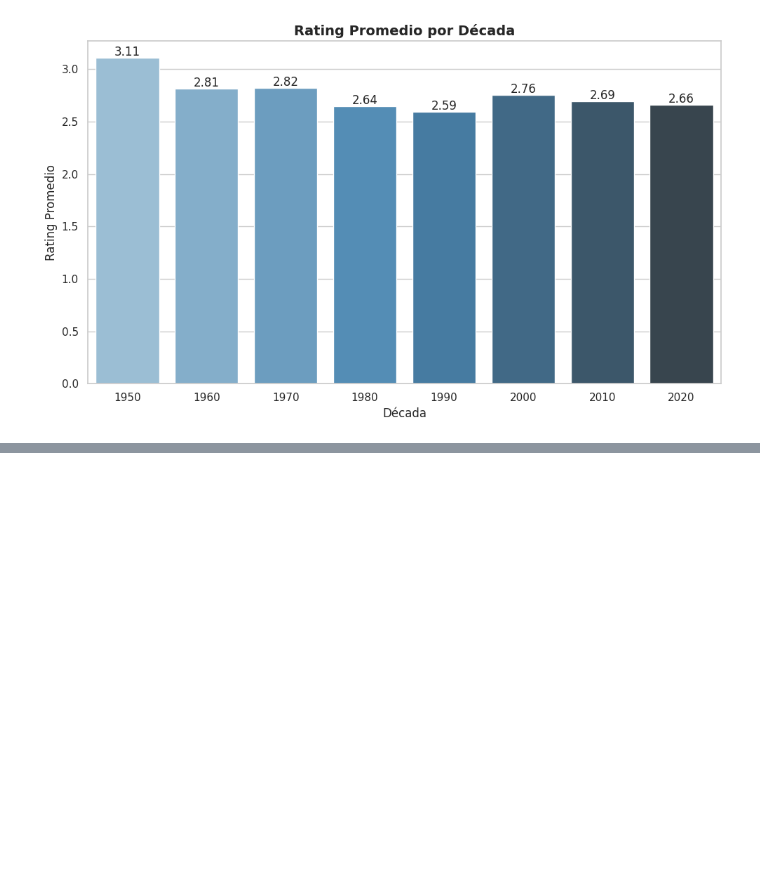
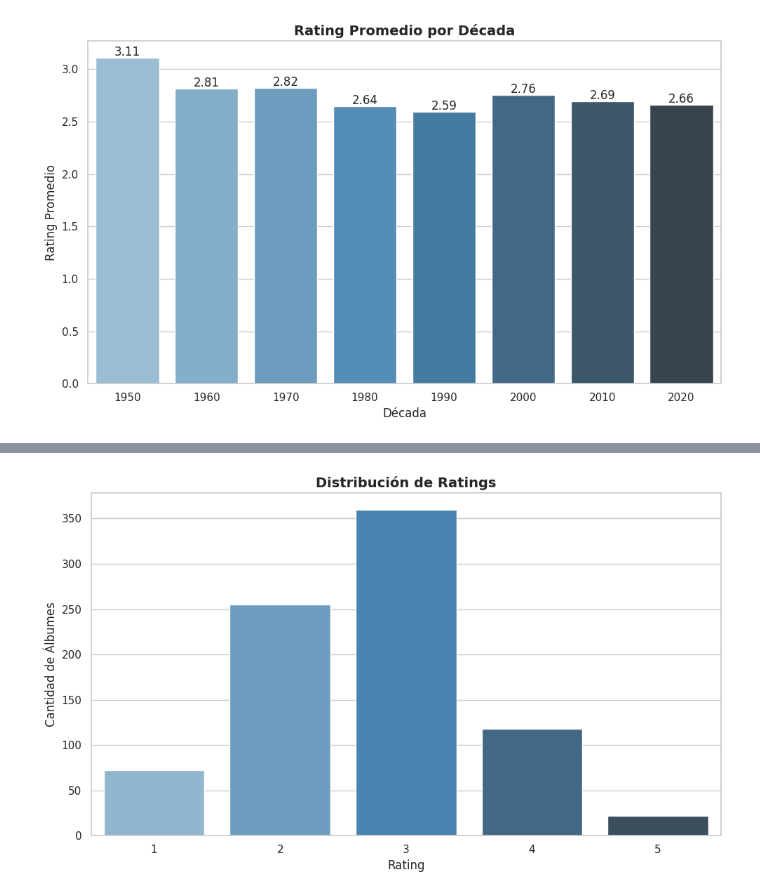
Before and after one commit to BCrown7/music-data-analysis, a Jupyter notebook: notebooks/eda_analysis.ipynb, the cells around one changed output, grey strips where cells are left out. Saved outputs shown, nothing was run; the diff lists cells and outputs as text; code cells hidden in the pictures; blank space fills up the shorter version.

```diff
--- a/notebooks/eda_analysis.ipynb
+++ b/notebooks/eda_analysis.ipynb
@@ -107,0 +131,15 @@ plt.show()
+# %%
+# DISTRIBUCION DE RATINGS
+
+fig, ax = plt.subplots(figsize=(10,6))
+
+sns.countplot(data=df, x='rating', palette='Blues_d', ax=ax)
+ax.set_xlabel('Rating')
+ax.set_ylabel('Cantidad de Álbumes')
+ax.set_title('Distribución de Ratings')
+
+plt.tight_layout()
+plt.savefig('../outputs/figures/rating_distribution.png', dpi=300, bbox_inches='tight')
+plt.show()
+# %% [output]
+[figure, added]
```
Also changed, not shown: parts of 2 cells of this notebook.
